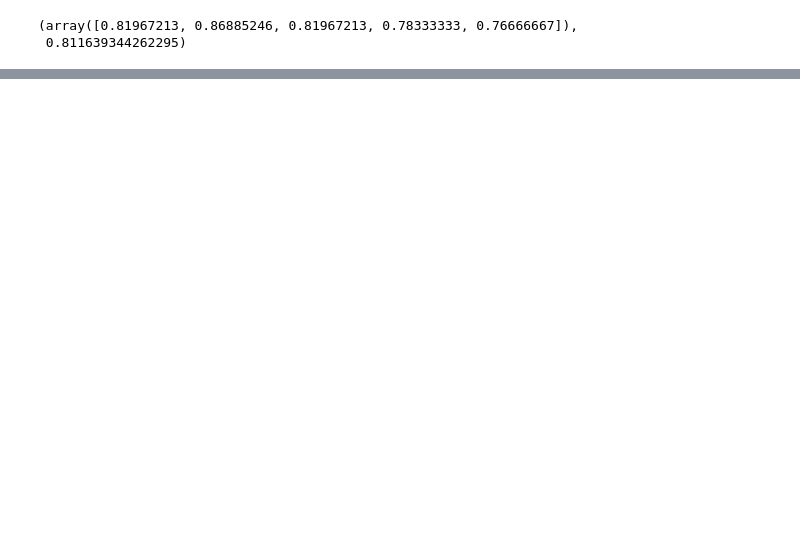
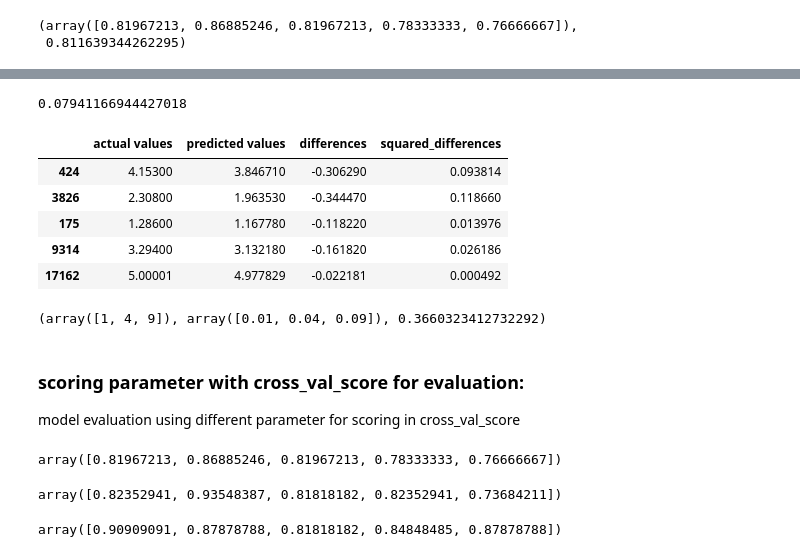
Before and after one commit to MainulDip/AiMlStudy, a Jupyter notebook: apps/1-pandas/SciKit-Learn-InDepth.ipynb, the cells around one changed output, grey strips where cells are left out. Saved outputs shown, nothing was run; the diff lists cells and outputs as text; code cells hidden in the pictures; blank space fills up the shorter version.

Commit message:
aiml cross validation score regression model scoring

```diff
--- a/apps/1-pandas/SciKit-Learn-InDepth.ipynb
+++ b/apps/1-pandas/SciKit-Learn-InDepth.ipynb
@@ -626,0 +631,12 @@ r2_score(y_test, y_test)
+# %%
+# MAE
+from sklearn.metrics import mean_absolute_error
+
+X = housing_df.drop("target", axis=1)
+y = housing_df["target"]
+
+X_train, X_test, y_train, y_test = train_test_split(X,y,test_size=0.2)
+
+y_preds = model.predict(X_test)
+mae = mean_absolute_error(y_test, y_preds)
+mae
@@ -626,0 +645,6 @@ r2_score(y_test, y_test)
+# %%
+# visualization of mae
+df = pd.DataFrame(data={"actual values": y_test,
+                        "predicted values": y_preds})
+df["differences"] = df["predicted values"] - df["actual values"]
+df.head()
@@ -626,0 +668,56 @@ r2_score(y_test, y_test)
+# %%
+from sklearn.metrics import mean_squared_error
+
+mse = mean_squared_error(y_test, y_preds)
+mse
+# %% [output]
+0.07941166944427018
+# %%
+# visualising squared error
+df["squared_differences"] = np.square(df["differences"])
+df.head()
+# %% [output]
+|  | actual values | predicted values | differences | squared_differences |
+| 424 | 4.15300 | 3.846710 | -0.306290 | 0.093814 |
+| 3826 | 2.30800 | 1.963530 | -0.344470 | 0.118660 |
+| 175 | 1.28600 | 1.167780 | -0.118220 | 0.013976 |
+| 9314 | 3.29400 | 3.132180 | -0.161820 | 0.026186 |
+| 17162 | 5.00001 | 4.977829 | -0.022181 | 0.000492 |
+# %%
+np.square([1,2,3]), np.square([.1,.2,.3]), .99 ** 100
+# %% [output]
+(array([1, 4, 9]), array([0.01, 0.04, 0.09]), 0.3660323412732292)
+# %% [markdown]
+### scoring parameter with cross_val_score for evaluation:
+model evaluation using different parameter for scoring in cross_val_score
+# %%
+# classification
+from sklearn.model_selection import cross_val_score
+np.random.seed(42)
+
+heart_disease = pd.read_csv("./data/heart-disease.csv")
+
+X = heart_disease.drop("target", axis=1)
+y = heart_disease["target"]
+
+X_train, X_test, y_train, y_test = train_test_split(X, y, test_size=0.2)
+
+clf = RandomForestClassifier()
+
+clf.fit(X_train, y_train)
+
+# Cross validation accuracy
+cv_acc = cross_val_score(clf, X, y, cv=5, scoring=None) # default scoring
+cv_acc
+# %% [output]
+array([0.81967213, 0.86885246, 0.81967213, 0.78333333, 0.76666667])
+# %%
+cv_precision = cross_val_score(clf, X, y, cv=5, scoring="precision")
+cv_precision
+# %% [output]
+array([0.82352941, 0.93548387, 0.81818182, 0.82352941, 0.73684211])
+# %%
+cv_recall = cross_val_score(clf, X, y, cv=5, scoring="recall")
+cv_recall
+# %% [output]
+array([0.90909091, 0.87878788, 0.81818182, 0.84848485, 0.87878788])
```
Also changed, not shown: parts of 66 cells of this notebook, 2 other files.
